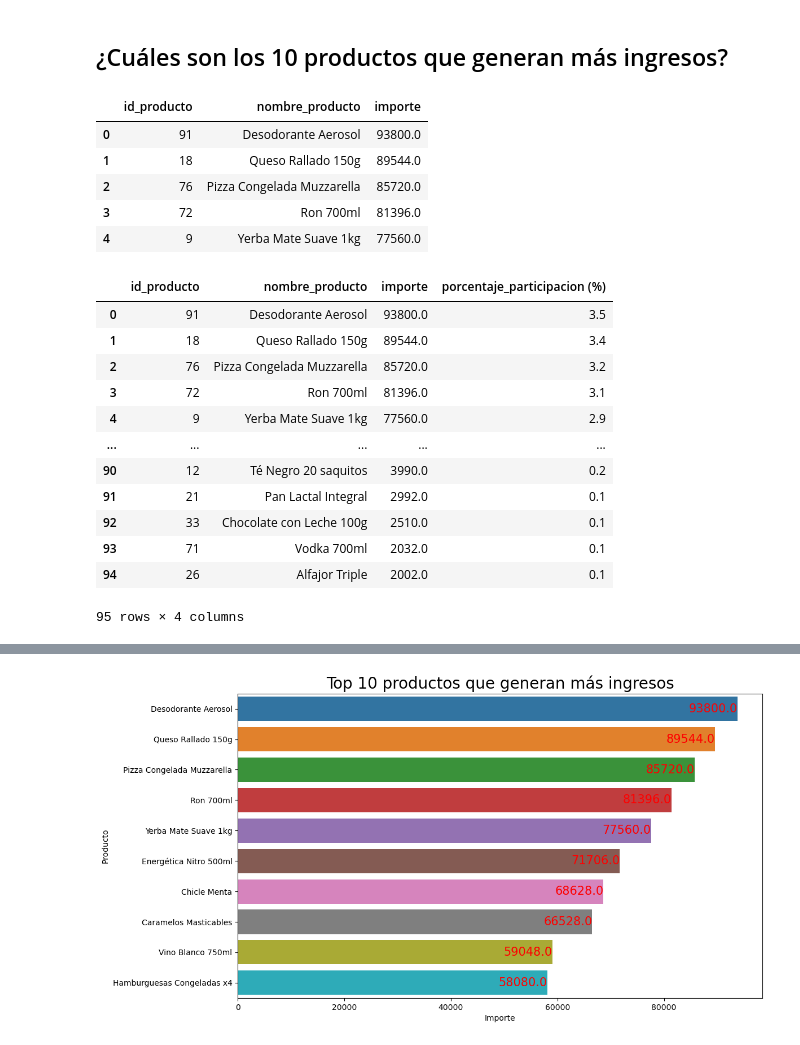
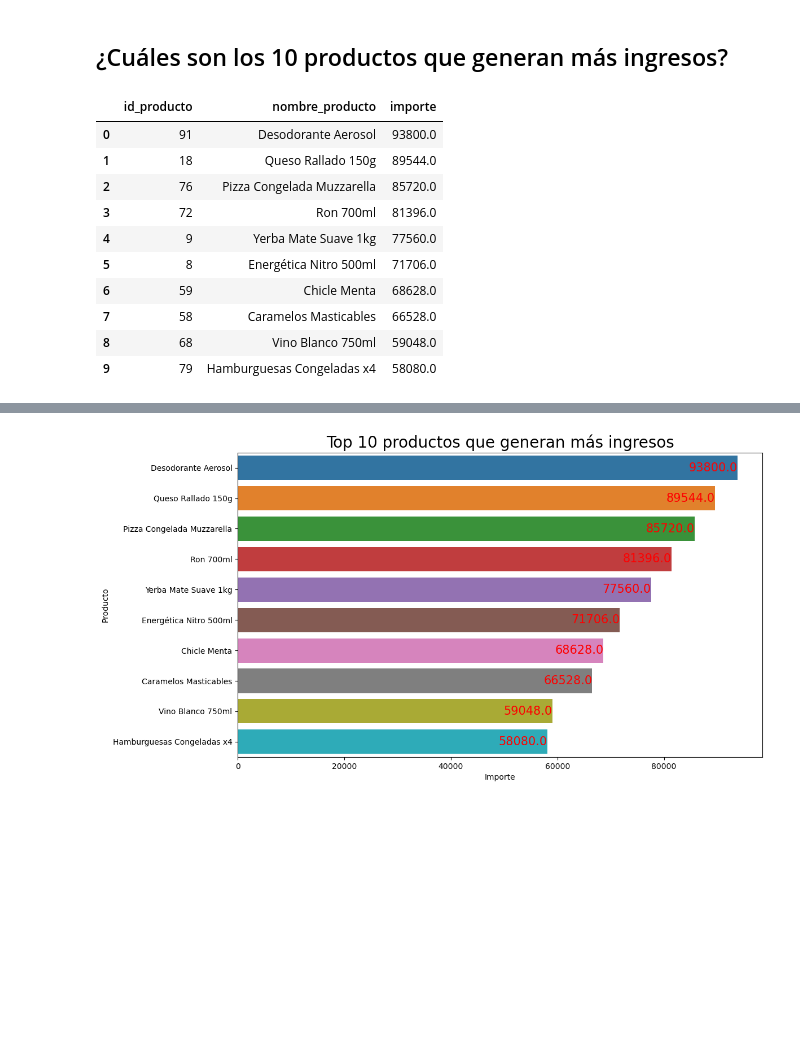
Before and after one commit to Marcio26Mallqui/Tienda-Aurelion, a Jupyter notebook: Análisis Exploratorio de datos.ipynb, the cells around one changed output, grey strips where cells are left out. Drawn from its saved outputs; the diff is of its cells as text; code cells hidden in the pictures; blank space fills up the shorter version.

```diff
--- a/Análisis Exploratorio de datos.ipynb
+++ b/Análisis Exploratorio de datos.ipynb
@@ -496,7 +508,7 @@ Calculamos los porcentajes de participación.
 porcentaje_participacion = np.zeros(6)
 
 for i in range(6):
-    porcentaje_participacion[i]= round((df_ciudad_importe['importe'][i]/df_ciudad_importe['importe'].sum())*100,1)
+    porcentaje_participacion[i]= round((df_ciudad_importe['importe'][i]/df_ciudad_importe['importe'].sum())*100,0)
 
 print(porcentaje_participacion)
 # 2651417.0
@@ -555,7 +567,7 @@ df_ciudad_cantidad
 porcentaje_participacion_cantidad = np.zeros(6)
 
 for i in range(6):
-    porcentaje_participacion_cantidad[i]= round((df_ciudad_cantidad['cantidad'][i]/df_ciudad_cantidad['cantidad'].sum())*100,1)
+    porcentaje_participacion_cantidad[i]= round((df_ciudad_cantidad['cantidad'][i]/df_ciudad_cantidad['cantidad'].sum())*100,0)
 
 print(porcentaje_participacion_cantidad)
 # %% [output]
@@ -635,5 +647,9 @@ for i in range(len(df_cliente_importe)):
 #print(porcentaje_participacion_clientes)
 # %%
 df_cliente_importe['porcentaje_participacion (%)'] = porcentaje_participacion_clientes
+# Quitar el límite de filas máximas a mostrar
+pd.set_option('display.max_rows', None)
+
+# Ahora llama a tu dataframe
 # df_cliente_importe
 # %%
@@ -1020,19 +993,24 @@ for i, value in enumerate(df_producto_cantidad_10['cantidad']):
 # %% [markdown]
 ## ¿Cuáles son los 10 productos que generan más ingresos?
 # %%
-query_producto_importe = '''
-                            SELECT prod.id_producto, CAST(prod.nombre_producto AS VARCHAR) AS nombre_producto, SUM(dv.cantidad * dv.precio_unitario) AS importe
+query_producto_importe_10 = '''
+                            SELECT TOP 10 prod.id_producto, CAST(prod.nombre_producto AS VARCHAR) AS nombre_producto, SUM(dv.cantidad * dv.precio_unitario) AS importe
                             FROM dbo.detalle_ventas dv
                             INNER JOIN dbo.productos prod ON prod.id_producto = dv.id_producto
                             GROUP BY prod.id_producto, CAST(prod.nombre_producto AS VARCHAR)
                             ORDER BY SUM(dv.cantidad * dv.precio_unitario) DESC;
                            '''
-df_producto_importe = pd.read_sql(query_producto_importe, con)
-df_producto_importe.head()
+df_producto_importe_10 = pd.read_sql(query_producto_importe_10, con)
+df_producto_importe_10
 # %% [output]
 |  | id_producto | nombre_producto | importe |
 | 0 | 91 | Desodorante Aerosol | 93800.0 |
 | 1 | 18 | Queso Rallado 150g | 89544.0 |
 | 2 | 76 | Pizza Congelada Muzzarella | 85720.0 |
 | 3 | 72 | Ron 700ml | 81396.0 |
 | 4 | 9 | Yerba Mate Suave 1kg | 77560.0 |
+| 5 | 8 | Energética Nitro 500ml | 71706.0 |
+| 6 | 59 | Chicle Menta | 68628.0 |
+| 7 | 58 | Caramelos Masticables | 66528.0 |
+| 8 | 68 | Vino Blanco 750ml | 59048.0 |
+| 9 | 79 | Hamburguesas Congeladas x4 | 58080.0 |
@@ -1046,17 +1016,0 @@ for i in range(len(df_producto_importe)):
-# %%
-df_producto_importe['porcentaje_participacion (%)'] = porcentaje_participacion_productos
-df_producto_importe
-# %% [output]
-|  | id_producto | nombre_producto | importe | porcentaje_participacion (%) |
-| 0 | 91 | Desodorante Aerosol | 93800.0 | 3.5 |
-| 1 | 18 | Queso Rallado 150g | 89544.0 | 3.4 |
-| 2 | 76 | Pizza Congelada Muzzarella | 85720.0 | 3.2 |
-| 3 | 72 | Ron 700ml | 81396.0 | 3.1 |
-| 4 | 9 | Yerba Mate Suave 1kg | 77560.0 | 2.9 |
-| ... | ... | ... | ... | ... |
-| 90 | 12 | Té Negro 20 saquitos | 3990.0 | 0.2 |
-| 91 | 21 | Pan Lactal Integral | 2992.0 | 0.1 |
-| 92 | 33 | Chocolate con Leche 100g | 2510.0 | 0.1 |
-| 93 | 71 | Vodka 700ml | 2032.0 | 0.1 |
-| 94 | 26 | Alfajor Triple | 2002.0 | 0.1 |
-95 rows × 4 columns
```
Also changed, not shown: parts of 20 cells of this notebook, 2 other files.
